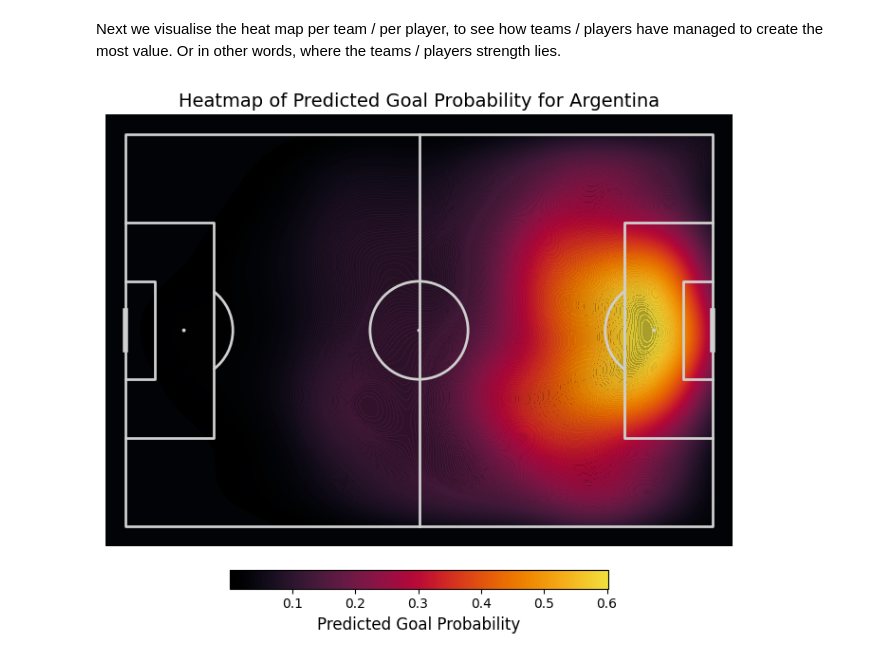
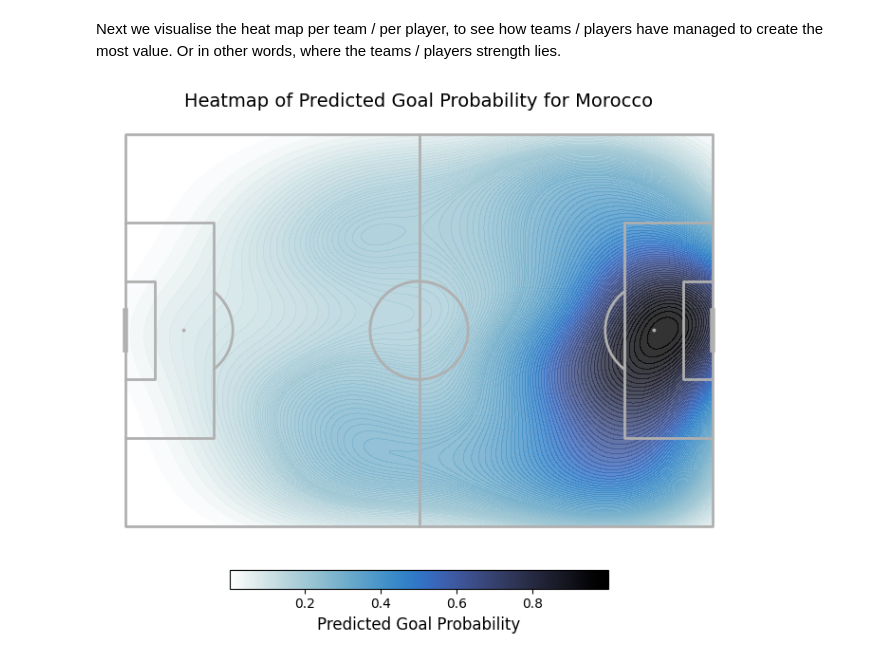
Before and after one commit to manueltuor/Data-Science-Project, a Jupyter notebook: 3_Result_Visualization.ipynb, the cells around one changed output. Cells and saved outputs as stored; diff of their text form; code cells hidden in the pictures.

```diff
--- a/3_Result_Visualization.ipynb
+++ b/3_Result_Visualization.ipynb
@@ -492,8 +525,6 @@ def plot_team_goal_prob_heatmap(team_id, player_id=None, df_path="data/data_clea
     # Draw pitch
     pitch = Pitch(
         pitch_type='statsbomb',
-        line_color='#cfcfcf',
-        pitch_color='#010306',
         stripe=False,
         line_zorder=2
     )
@@ -501,17 +532,17 @@ def plot_team_goal_prob_heatmap(team_id, player_id=None, df_path="data/data_clea
     ax.set_title(title, fontsize=14)
 
     # Heatmap config
-    cmap = cmr.ember
+    cmap = cmr.arctic_r
     kde = pitch.kdeplot(
         df_filtered['x'],
         df_filtered['y'],
         ax=ax,
         fill=True,
         cmap=cmap,
-        levels=300,
+        levels=100,
         weights=df_filtered['predicted_goal_prob'],
         thresh=0.01,
-        alpha=0.7,
+        alpha=0.8,
         zorder=1
     )
 
@@ -524,6 +555,6 @@ def plot_team_goal_prob_heatmap(team_id, player_id=None, df_path="data/data_clea
 
     plt.show()
 # %%
-plot_team_goal_prob_heatmap(team_id=779) # 788 for Morocco 5245 for Hakimi
+plot_team_goal_prob_heatmap(team_id=788) # 788 for Morocco 5245 for Hakimi
 # %% [output]
-[figure, old version]
+[figure, new version]
```
Also changed, not shown: parts of 9 cells of this notebook.
